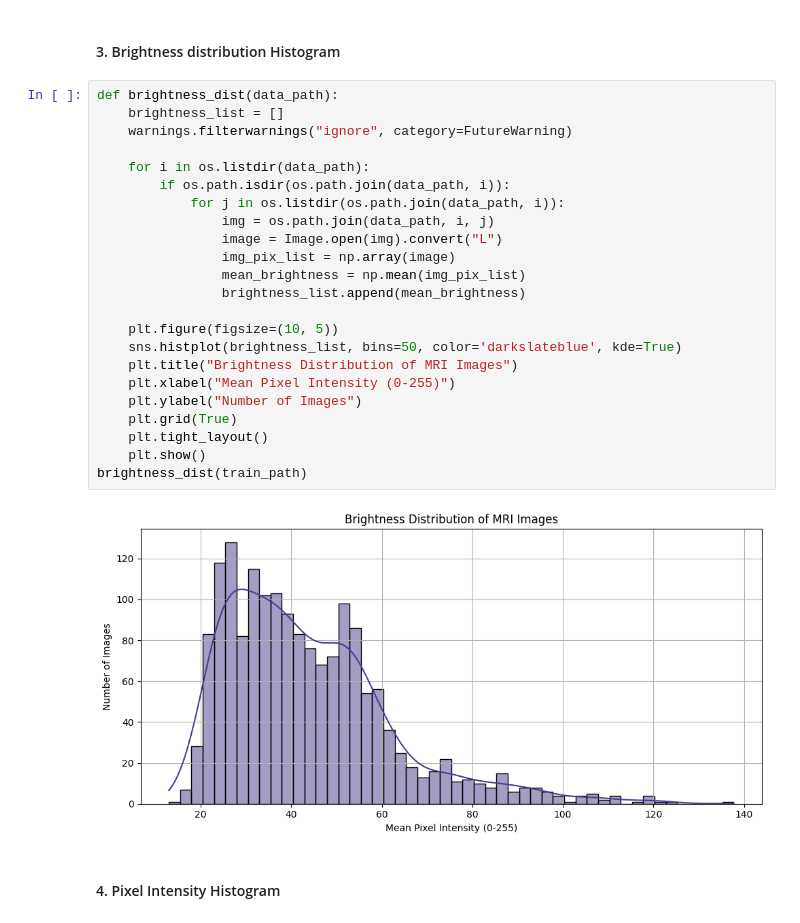
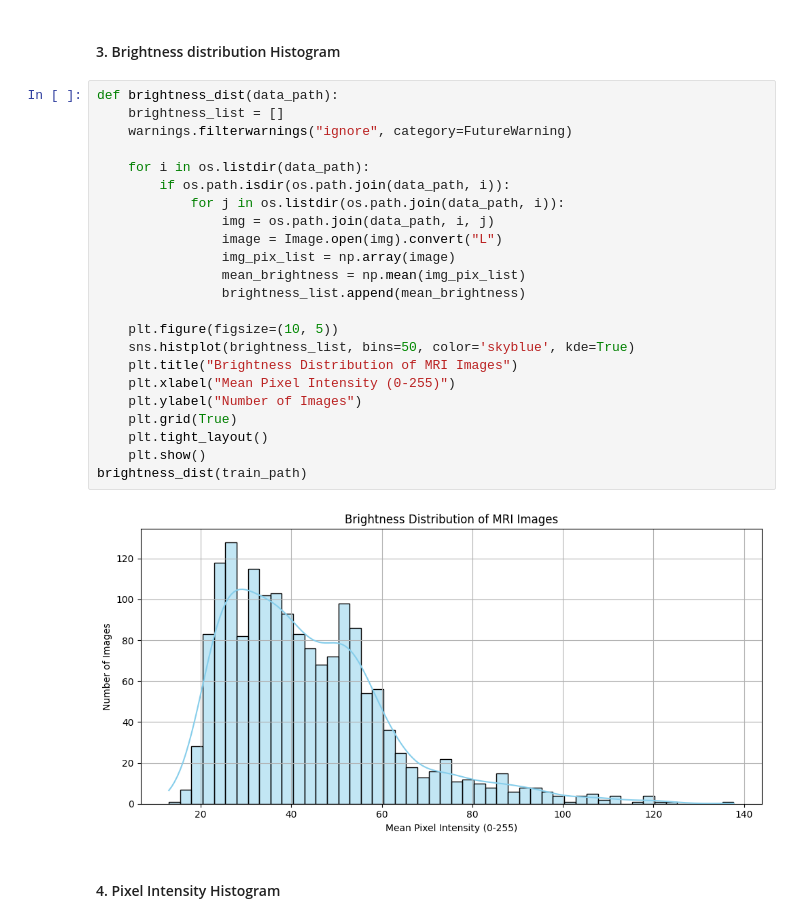
Before and after one commit to Jan2309jr/Brain-Tumor-MRI-Image-Classification, a Jupyter notebook: brain-tumor-detection.ipynb, the cells around one changed output. Saved outputs shown, nothing was run; the diff lists cells and outputs as text.

```diff
--- a/brain-tumor-detection.ipynb
+++ b/brain-tumor-detection.ipynb
@@ -261,28 +269,28 @@ Unique Image Resolutions:
 # %%
 def brightness_dist(data_path):
     brightness_list = []
     warnings.filterwarnings("ignore", category=FutureWarning)
 
     for i in os.listdir(data_path):
         if os.path.isdir(os.path.join(data_path, i)):
             for j in os.listdir(os.path.join(data_path, i)):
                 img = os.path.join(data_path, i, j)
                 image = Image.open(img).convert("L")
                 img_pix_list = np.array(image)
                 mean_brightness = np.mean(img_pix_list)
                 brightness_list.append(mean_brightness)
 
     plt.figure(figsize=(10, 5))
-    sns.histplot(brightness_list, bins=50, color='darkslateblue', kde=True)
+    sns.histplot(brightness_list, bins=50, color='skyblue', kde=True)
     plt.title("Brightness Distribution of MRI Images")
     plt.xlabel("Mean Pixel Intensity (0-255)")
     plt.ylabel("Number of Images")
     plt.grid(True)
     plt.tight_layout()
     plt.show()
 brightness_dist(train_path)
 # %% [output]
-[figure, old version]
+[figure, new version]
 # %% [markdown]
 #### 4. Pixel Intensity Histogram
 # %%
```
Also changed, not shown: parts of 20 cells of this notebook.
